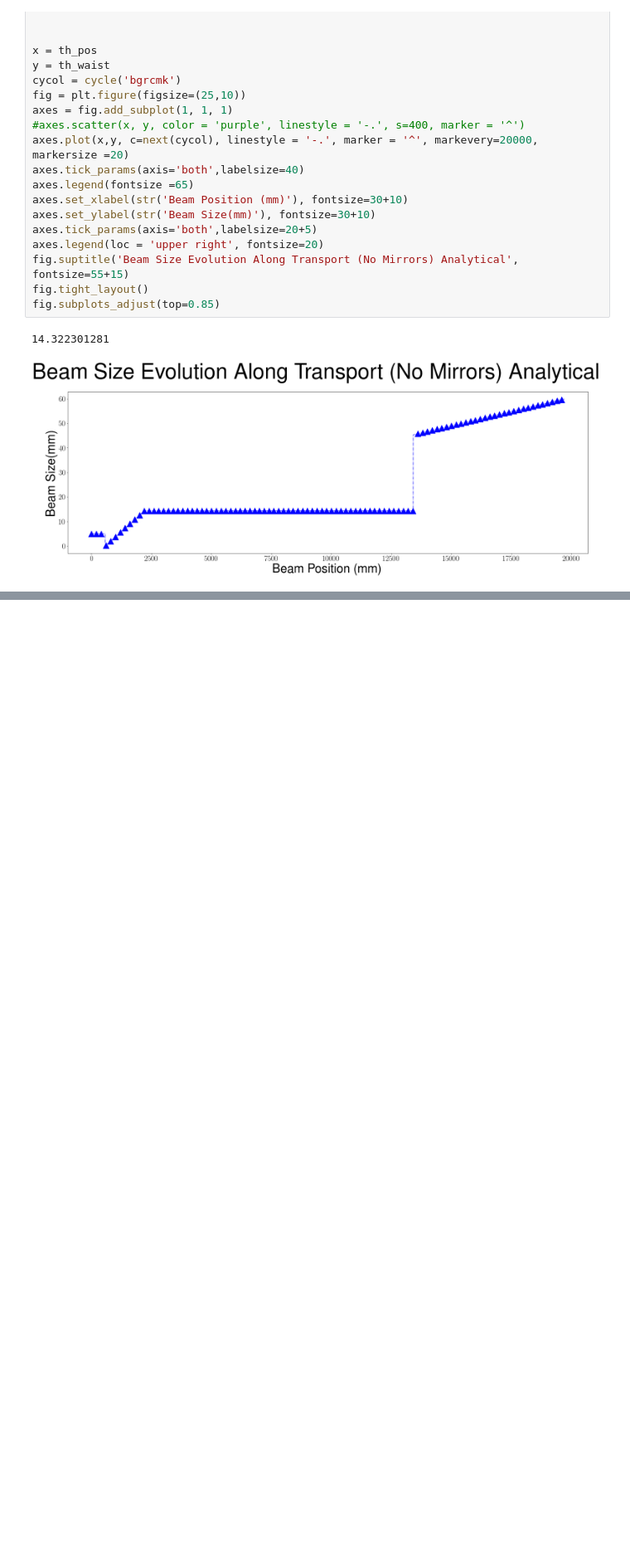
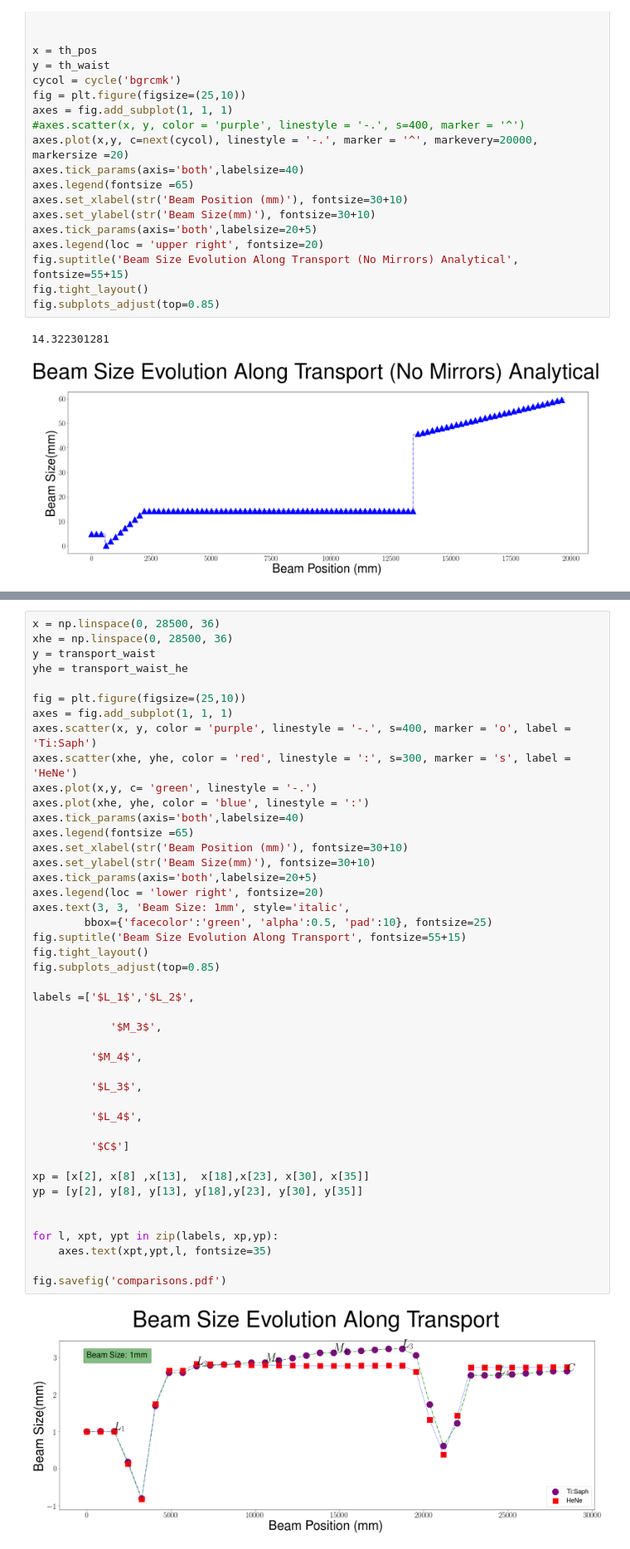
Before and after one commit to eseguraca6/slacecodes, a Jupyter notebook: FACET_model_current/transport_nm/old_data_no_m/good_nm_t.ipynb, the cells around one changed output, grey strips where cells are left out. Shown at 83% size. Drawn from its saved outputs; the diff is of its cells as text; blank space fills up the shorter version.

```diff
--- a/FACET_model_current/transport_nm/old_data_no_m/good_nm_t.ipynb
+++ b/FACET_model_current/transport_nm/old_data_no_m/good_nm_t.ipynb
@@ -318,0 +539,46 @@ fig.subplots_adjust(top=0.85)
+# %%
+x = np.linspace(0, 28500, 36)
+xhe = np.linspace(0, 28500, 36)
+y = transport_waist
+yhe = transport_waist_he
+
+fig = plt.figure(figsize=(25,10))
+axes = fig.add_subplot(1, 1, 1)
+axes.scatter(x, y, color = 'purple', linestyle = '-.', s=400, marker = 'o', label = 'Ti:Saph')
+axes.scatter(xhe, yhe, color = 'red', linestyle = ':', s=300, marker = 's', label = 'HeNe')
+axes.plot(x,y, c= 'green', linestyle = '-.')
+axes.plot(xhe, yhe, color = 'blue', linestyle = ':')
+axes.tick_params(axis='both',labelsize=40)
+axes.legend(fontsize =65)
+axes.set_xlabel(str('Beam Position (mm)'), fontsize=30+10)
+axes.set_ylabel(str('Beam Size(mm)'), fontsize=30+10)
+axes.tick_params(axis='both',labelsize=20+5)
+axes.legend(loc = 'lower right', fontsize=20)
+axes.text(3, 3, 'Beam Size: 1mm', style='italic',
+        bbox={'facecolor':'green', 'alpha':0.5, 'pad':10}, fontsize=25)
+fig.suptitle('Beam Size Evolution Along Transport', fontsize=55+15)
+fig.tight_layout()
+fig.subplots_adjust(top=0.85)
+
+labels =['$L_1$','$L_2$',
+
+            '$M_3$',
+
+         '$M_4$',
+
+         '$L_3$',
+
+         '$L_4$',
+
+         '$C$']
+
+xp = [x[2], x[8] ,x[13],  x[18],x[23], x[30], x[35]]
+yp = [y[2], y[8], y[13], y[18],y[23], y[30], y[35]]
+
+
+for l, xpt, ypt in zip(labels, xp,yp):
+    axes.text(xpt,ypt,l, fontsize=35)
+
+fig.savefig('comparisons.pdf')
+# %% [output]
+[figure, added]
```
Also changed, not shown: parts of 4 cells of this notebook, 34 other files.
